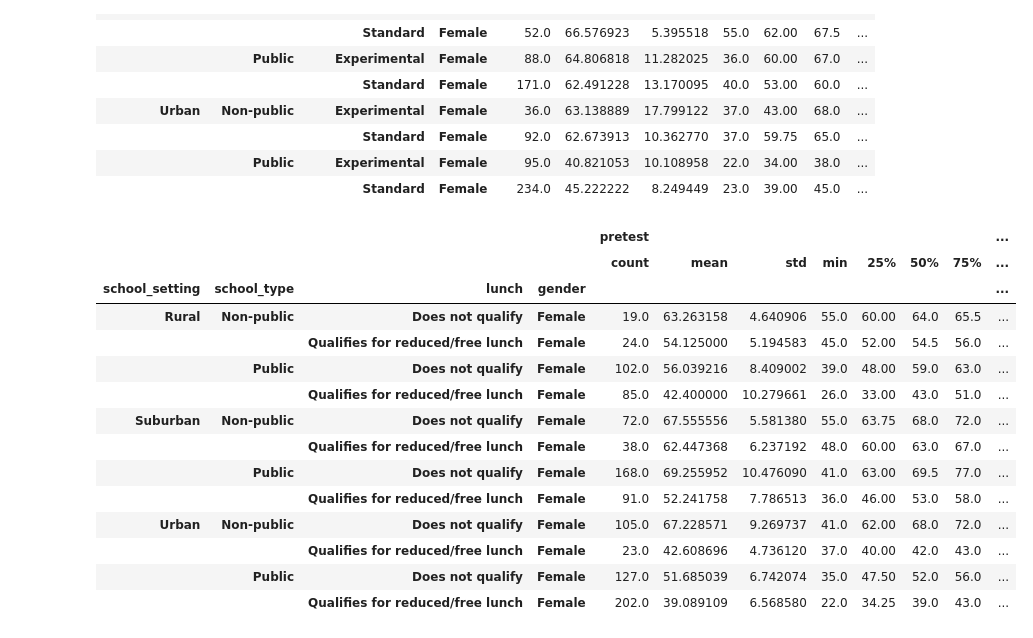
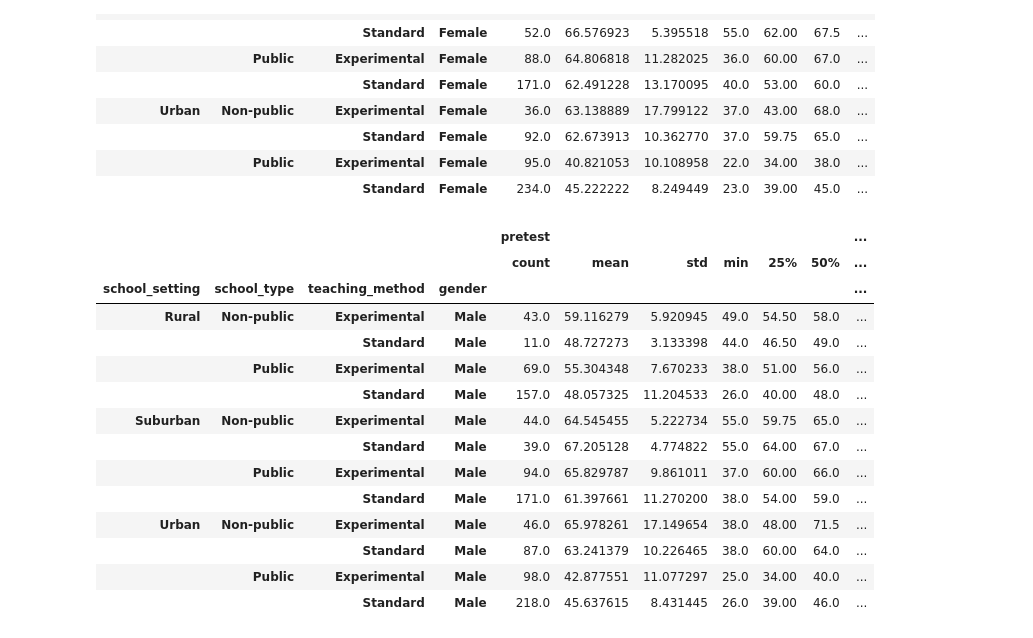
Before and after one commit to augusto-roct/ExportModel, a Jupyter notebook: src/models/kaggle/testScoresOfStudents/notebook/analisys.ipynb, the cells around one changed output. Cells and saved outputs as stored; diff of their text form; code cells hidden in the pictures.

```diff
--- a/src/models/kaggle/testScoresOfStudents/notebook/analisys.ipynb
+++ b/src/models/kaggle/testScoresOfStudents/notebook/analisys.ipynb
@@ -34,7 +34,7 @@ Data columns (total 11 columns):
 dtypes: float64(3), object(8)
 memory usage: 183.4+ KB
 # %%
-df.drop(['school', 'classroom', 'student_id'], inplace=True)
+df.drop(['school', 'classroom', 'student_id'], axis=1, inplace=True)
 # %%
 df.describe()
 # %% [output]
@@ -121,21 +121,21 @@ dfSettingTypeMethodGender
 |  | Public | Experimental | Female | 95.0 | 40.821053 | 10.108958 | 22.0 | 34.00 | 38.0 | ... |
 |  |  | Standard | Female | 234.0 | 45.222222 | 8.249449 | 23.0 | 39.00 | 45.0 | ... |
 # %%
-dfSettingTypeMethodGender = df.drop('n_student', axis=1).groupby(['school_setting', 'school_type', 'lunch', 'gender']).describe().query("gender == 'Female'")
+dfSettingTypeMethodGender = df.drop('n_student', axis=1).groupby(['school_setting', 'school_type', 'teaching_method', 'gender']).describe().query("gender == 'Male'")
 dfSettingTypeMethodGender
 # %% [output]
-|  |  |  |  | pretest |  |  |  |  |  |  | ... |
-|  |  |  |  | count | mean | std | min | 25% | 50% | 75% | ... |
-| school_setting | school_type | lunch | gender |  |  |  |  |  |  |  | ... |
-| Rural | Non-public | Does not qualify | Female | 19.0 | 63.263158 | 4.640906 | 55.0 | 60.00 | 64.0 | 65.5 | ... |
-|  |  | Qualifies for reduced/free lunch | Female | 24.0 | 54.125000 | 5.194583 | 45.0 | 52.00 | 54.5 | 56.0 | ... |
-|  | Public | Does not qualify | Female | 102.0 | 56.039216 | 8.409002 | 39.0 | 48.00 | 59.0 | 63.0 | ... |
-|  |  | Qualifies for reduced/free lunch | Female | 85.0 | 42.400000 | 10.279661 | 26.0 | 33.00 | 43.0 | 51.0 | ... |
-| Suburban | Non-public | Does not qualify | Female | 72.0 | 67.555556 | 5.581380 | 55.0 | 63.75 | 68.0 | 72.0 | ... |
-|  |  | Qualifies for reduced/free lunch | Female | 38.0 | 62.447368 | 6.237192 | 48.0 | 60.00 | 63.0 | 67.0 | ... |
-|  | Public | Does not qualify | Female | 168.0 | 69.255952 | 10.476090 | 41.0 | 63.00 | 69.5 | 77.0 | ... |
-|  |  | Qualifies for reduced/free lunch | Female | 91.0 | 52.241758 | 7.786513 | 36.0 | 46.00 | 53.0 | 58.0 | ... |
-| Urban | Non-public | Does not qualify | Female | 105.0 | 67.228571 | 9.269737 | 41.0 | 62.00 | 68.0 | 72.0 | ... |
-|  |  | Qualifies for reduced/free lunch | Female | 23.0 | 42.608696 | 4.736120 | 37.0 | 40.00 | 42.0 | 43.0 | ... |
-|  | Public | Does not qualify | Female | 127.0 | 51.685039 | 6.742074 | 35.0 | 47.50 | 52.0 | 56.0 | ... |
-|  |  | Qualifies for reduced/free lunch | Female | 202.0 | 39.089109 | 6.568580 | 22.0 | 34.25 | 39.0 | 43.0 | ... |
+|  |  |  |  | pretest |  |  |  |  |  | ... |
+|  |  |  |  | count | mean | std | min | 25% | 50% | ... |
+| school_setting | school_type | teaching_method | gender |  |  |  |  |  |  | ... |
+| Rural | Non-public | Experimental | Male | 43.0 | 59.116279 | 5.920945 | 49.0 | 54.50 | 58.0 | ... |
+|  |  | Standard | Male | 11.0 | 48.727273 | 3.133398 | 44.0 | 46.50 | 49.0 | ... |
+|  | Public | Experimental | Male | 69.0 | 55.304348 | 7.670233 | 38.0 | 51.00 | 56.0 | ... |
+|  |  | Standard | Male | 157.0 | 48.057325 | 11.204533 | 26.0 | 40.00 | 48.0 | ... |
+| Suburban | Non-public | Experimental | Male | 44.0 | 64.545455 | 5.222734 | 55.0 | 59.75 | 65.0 | ... |
+|  |  | Standard | Male | 39.0 | 67.205128 | 4.774822 | 55.0 | 64.00 | 67.0 | ... |
+|  | Public | Experimental | Male | 94.0 | 65.829787 | 9.861011 | 37.0 | 60.00 | 66.0 | ... |
+|  |  | Standard | Male | 171.0 | 61.397661 | 11.270200 | 38.0 | 54.00 | 59.0 | ... |
+| Urban | Non-public | Experimental | Male | 46.0 | 65.978261 | 17.149654 | 38.0 | 48.00 | 71.5 | ... |
+|  |  | Standard | Male | 87.0 | 63.241379 | 10.226465 | 38.0 | 60.00 | 64.0 | ... |
+|  | Public | Experimental | Male | 98.0 | 42.877551 | 11.077297 | 25.0 | 34.00 | 40.0 | ... |
+|  |  | Standard | Male | 218.0 | 45.637615 | 8.431445 | 26.0 | 39.00 | 46.0 | ... |
```
Also changed, not shown: parts of 4 cells of this notebook.
